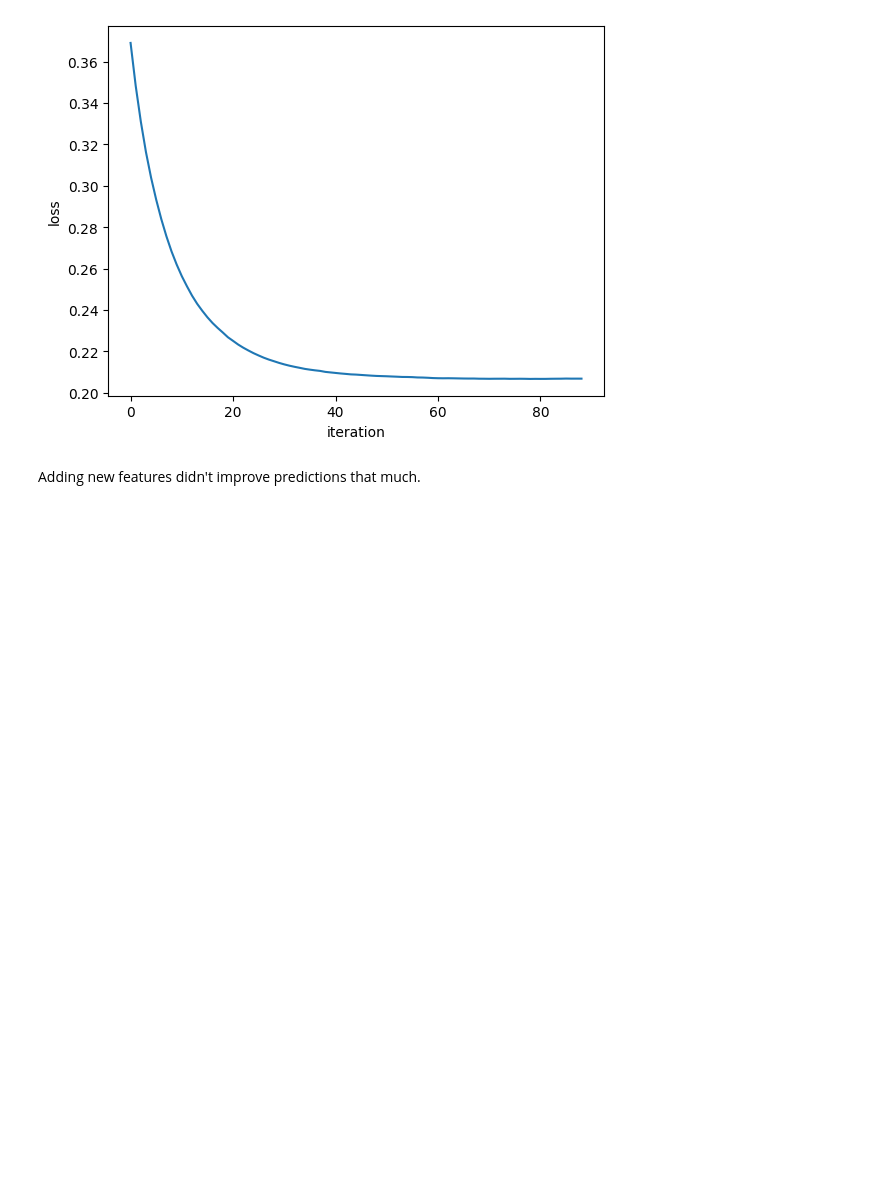
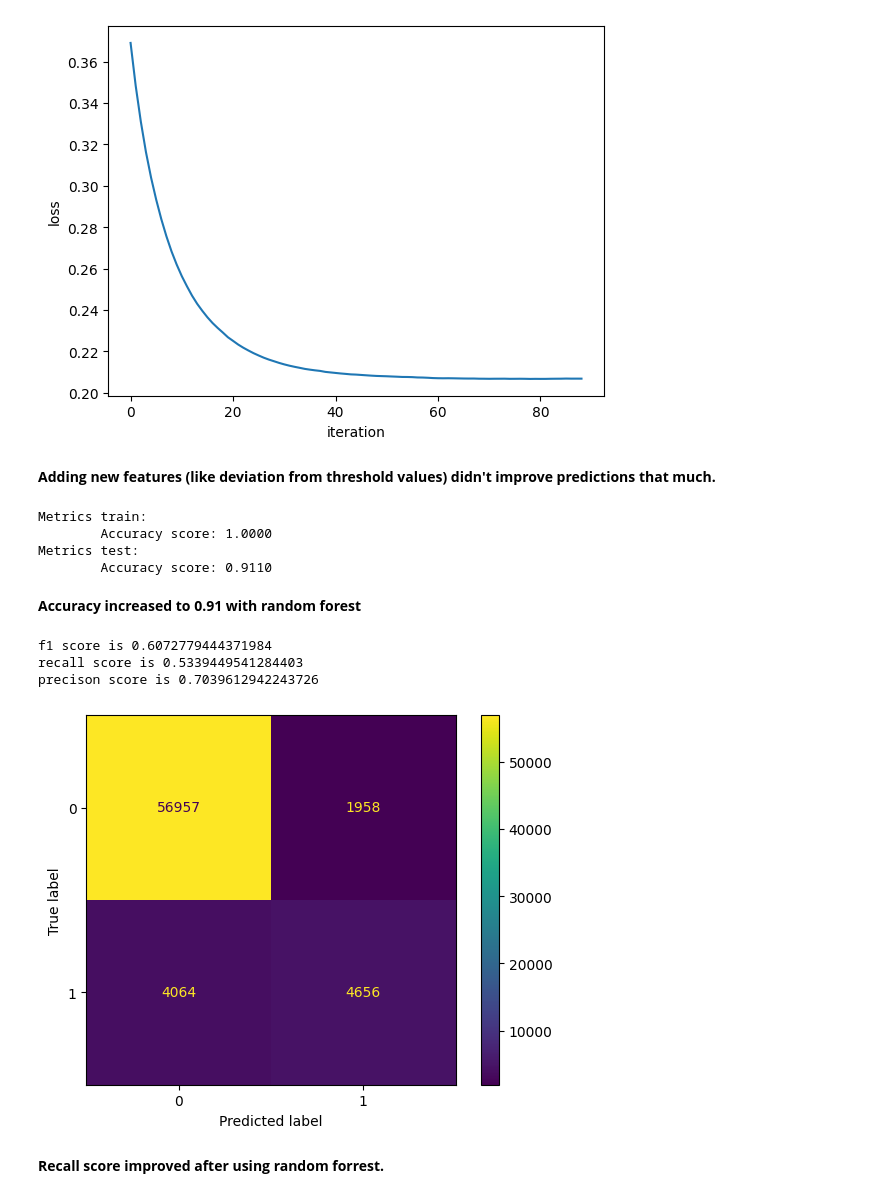
Before and after one commit to JaySprog/nasa_neo, a Jupyter notebook: nasa-neo.ipynb, the cells around one changed output. Drawn from its saved outputs; the diff is of its cells as text; code cells hidden in the pictures; blank space fills up the shorter version.

```diff
--- a/nasa-neo.ipynb
+++ b/nasa-neo.ipynb
@@ -493,4 +493,36 @@ Metrics test:
         Accuracy score: 0.9016
 [figure]
 # %% [markdown]
-Adding new features didn't improve predictions that much.
+**Adding new features (like deviation from threshold values) didn't improve predictions that much.**
+# %%
+# Random forrest classifier
+
+from sklearn.ensemble import RandomForestClassifier
+
+X_train, X_val, y_train, y_val = train_test_split(X, y, train_size = 0.8, random_state = rs)
+model = RandomForestClassifier(n_estimators= 250, max_depth=None, random_state=rs)
+model.fit(X_train,y_train)
+
+# accuracy
+
+print(f"Metrics train:\n\tAccuracy score: {accuracy_score(model.predict(X_train),y_train):.4f}\nMetrics test:\n\tAccuracy score: {accuracy_score(model.predict(X_val),y_val):.4f}")
+# %% [output]
+Metrics train:
+        Accuracy score: 1.0000
+Metrics test:
+        Accuracy score: 0.9110
+# %% [markdown]
+**Accuracy increased to 0.91 with random forest**
+# %%
+ConfusionMatrixDisplay(confusion_matrix(y_val,model.predict(X_val))).plot()
+
+print('f1 score is',f1_score(y_val,model.predict(X_val)))
+print('recall score is',recall_score(y_val,model.predict(X_val)))
+print('precison score is',precision_score(y_val,model.predict(X_val)))
+# %% [output]
+f1 score is 0.6072779444371984
+recall score is 0.5339449541284403
+precison score is 0.7039612942243726
+[figure, added]
+# %% [markdown]
+**Recall score improved after using random forrest.**
```
Also changed, not shown: parts of 9 cells of this notebook.
